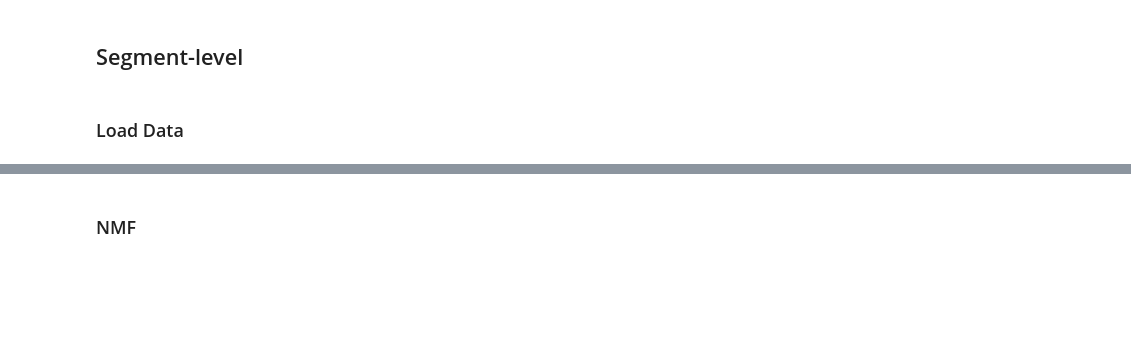
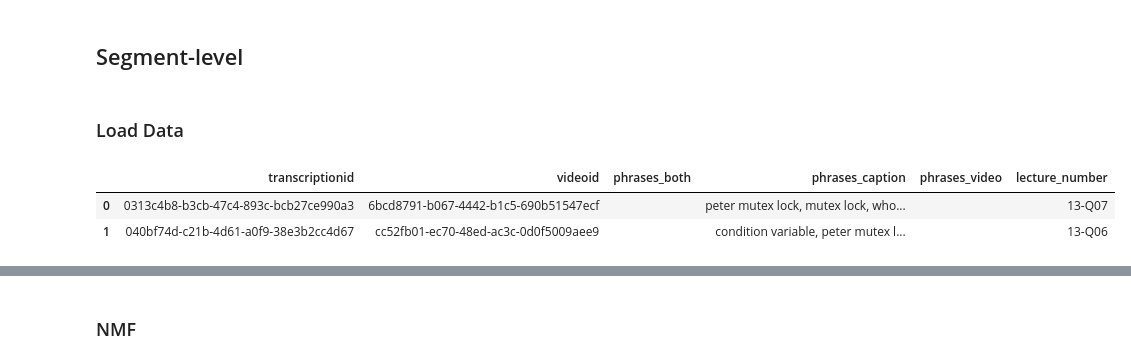
Before and after one commit to mengxiayu/Caption-Mining, a Jupyter notebook: MF/MF.ipynb, the cells around one changed output, grey strips where cells are left out. Drawn from its saved outputs; the diff is of its cells as text; code cells hidden in the pictures; blank space fills up the shorter version.

```diff
--- a/MF/MF.ipynb
+++ b/MF/MF.ipynb
@@ -475,3 +502,13 @@ interactive(children=(IntSlider(value=6, description='n', max=10, min=2), Output
 ## Segment-level
 # %% [markdown]
 ### Load Data
+# %%
+df_phrase = pd.read_csv(phrase_file, sep='\t').fillna('')
+
+df_phrase['lecture_number'] = df_phrase['transcriptionid'].apply(lambda x: tid2lecNum[x])
+
+df_phrase.head(2)
+# %% [output]
+|  | transcriptionid | videoid | phrases_both | phrases_caption | phrases_video | lecture_number |
+| 0 | 0313c4b8-b3cb-47c4-893c-bcb27ce990a3 | 6bcd8791-b067-4442-b1c5-690b51547ecf |  | peter mutex lock, mutex lock, who... |  | 13-Q07 |
+| 1 | 040bf74d-c21b-4d61-a0f9-38e3b2cc4d67 | cc52fb01-ec70-48ed-ac3c-0d0f5009aee9 |  | condition variable, peter mutex l... |  | 13-Q06 |
```
Also changed, not shown: parts of 21 cells of this notebook, 37 other files.
